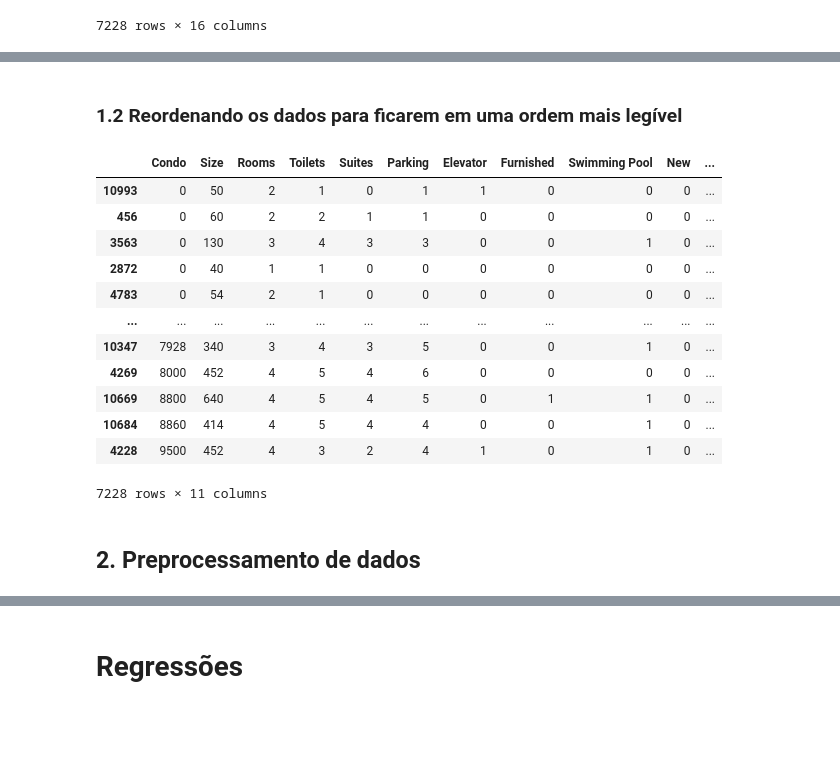
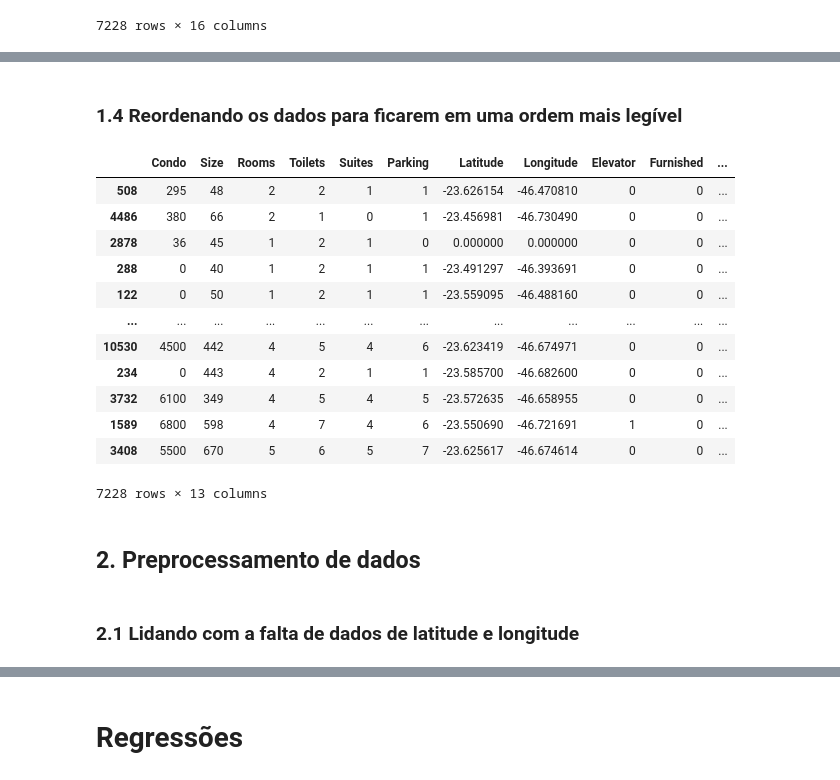
Before and after one commit to viniciusmm7/Rental-Forecast, a Jupyter notebook: Projeto 2 CDados.ipynb, the cells around one changed output, grey strips where cells are left out. Drawn from its saved outputs; the diff is of its cells as text; code cells hidden in the pictures; blank space fills up the shorter version.

```diff
--- a/Projeto 2 CDados.ipynb
+++ b/Projeto 2 CDados.ipynb
@@ -170,24 +282,23 @@ plt.hist(new_filter1, density=False)
 # %% [markdown]
-### 1.2 Reordenando os dados para ficarem em uma ordem mais legível
+### 1.4 Reordenando os dados para ficarem em uma ordem mais legível
 # %%
 # DataFrame com os dados relevantes
-relevant_data = rent_data.iloc[:, :-5]
-relevant_data = relevant_data.loc[:, ['Condo', 'Size', 'Rooms', 'Toilets', 'Suites', 'Parking', 'Elevator', 'Furnished', 'Swimming Pool', 'New', 'Price']]
-relevant_data.sort_values(['Condo'], ascending=True)
+relevant_data = rent_data.loc[:, ['Condo', 'Size', 'Rooms', 'Toilets', 'Suites', 'Parking', 'Latitude', 'Longitude', 'Elevator', 'Furnished', 'Swimming Pool', 'New', 'Price']]
+relevant_data.sort_values(['Price'], ascending=True)
 # %% [output]
-|  | Condo | Size | Rooms | Toilets | Suites | Parking | Elevator | Furnished | Swimming Pool | New | ... |
-| 10993 | 0 | 50 | 2 | 1 | 0 | 1 | 1 | 0 | 0 | 0 | ... |
-| 456 | 0 | 60 | 2 | 2 | 1 | 1 | 0 | 0 | 0 | 0 | ... |
-| 3563 | 0 | 130 | 3 | 4 | 3 | 3 | 0 | 0 | 1 | 0 | ... |
-| 2872 | 0 | 40 | 1 | 1 | 0 | 0 | 0 | 0 | 0 | 0 | ... |
-| 4783 | 0 | 54 | 2 | 1 | 0 | 0 | 0 | 0 | 0 | 0 | ... |
+|  | Condo | Size | Rooms | Toilets | Suites | Parking | Latitude | Longitude | Elevator | Furnished | ... |
+| 508 | 295 | 48 | 2 | 2 | 1 | 1 | -23.626154 | -46.470810 | 0 | 0 | ... |
+| 4486 | 380 | 66 | 2 | 1 | 0 | 1 | -23.456981 | -46.730490 | 0 | 0 | ... |
+| 2878 | 36 | 45 | 1 | 2 | 1 | 0 | 0.000000 | 0.000000 | 0 | 0 | ... |
+| 288 | 0 | 40 | 1 | 2 | 1 | 1 | -23.491297 | -46.393691 | 0 | 0 | ... |
+| 122 | 0 | 50 | 1 | 2 | 1 | 1 | -23.559095 | -46.488160 | 0 | 0 | ... |
 | ... | ... | ... | ... | ... | ... | ... | ... | ... | ... | ... | ... |
-| 10347 | 7928 | 340 | 3 | 4 | 3 | 5 | 0 | 0 | 1 | 0 | ... |
-| 4269 | 8000 | 452 | 4 | 5 | 4 | 6 | 0 | 0 | 0 | 0 | ... |
-| 10669 | 8800 | 640 | 4 | 5 | 4 | 5 | 0 | 1 | 1 | 0 | ... |
-| 10684 | 8860 | 414 | 4 | 5 | 4 | 4 | 0 | 0 | 1 | 0 | ... |
-| 4228 | 9500 | 452 | 4 | 3 | 2 | 4 | 1 | 0 | 1 | 0 | ... |
+| 10530 | 4500 | 442 | 4 | 5 | 4 | 6 | -23.623419 | -46.674971 | 0 | 0 | ... |
+| 234 | 0 | 443 | 4 | 2 | 1 | 1 | -23.585700 | -46.682600 | 0 | 0 | ... |
+| 3732 | 6100 | 349 | 4 | 5 | 4 | 5 | -23.572635 | -46.658955 | 0 | 0 | ... |
+| 1589 | 6800 | 598 | 4 | 7 | 4 | 6 | -23.550690 | -46.721691 | 1 | 0 | ... |
+| 3408 | 5500 | 670 | 5 | 6 | 5 | 7 | -23.625617 | -46.674614 | 0 | 0 | ... |
-7228 rows × 11 columns
+7228 rows × 13 columns
 # %% [markdown]
 ## 2. Preprocessamento de dados
 # %%
@@ -199,0 +311,2 @@ Y = relevant_data.iloc[:, -1].values # Separando a variável dependente
+# %% [markdown]
+### 2.1 Lidando com a falta de dados de latitude e longitude
```
Also changed, not shown: parts of 48 cells of this notebook, 8 other files.
